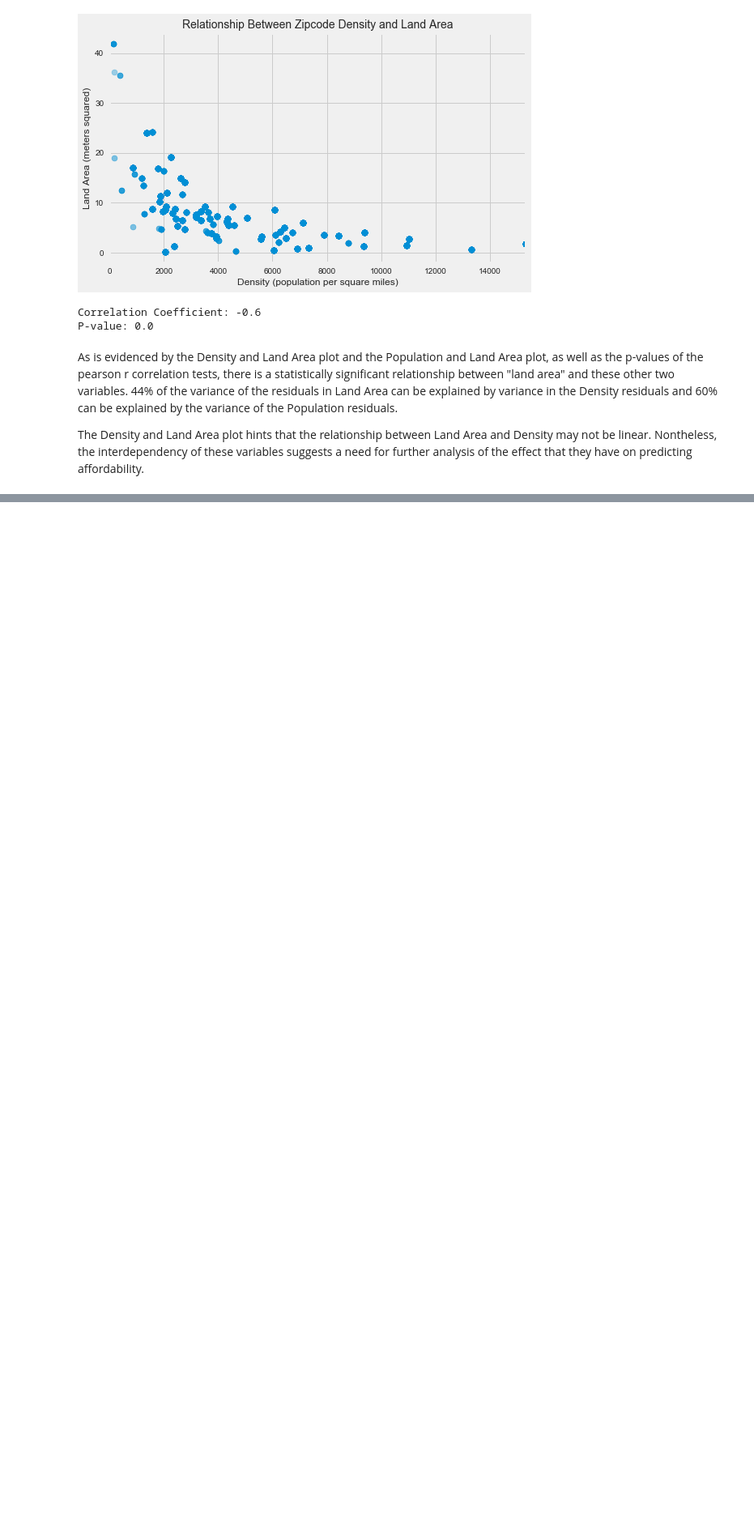
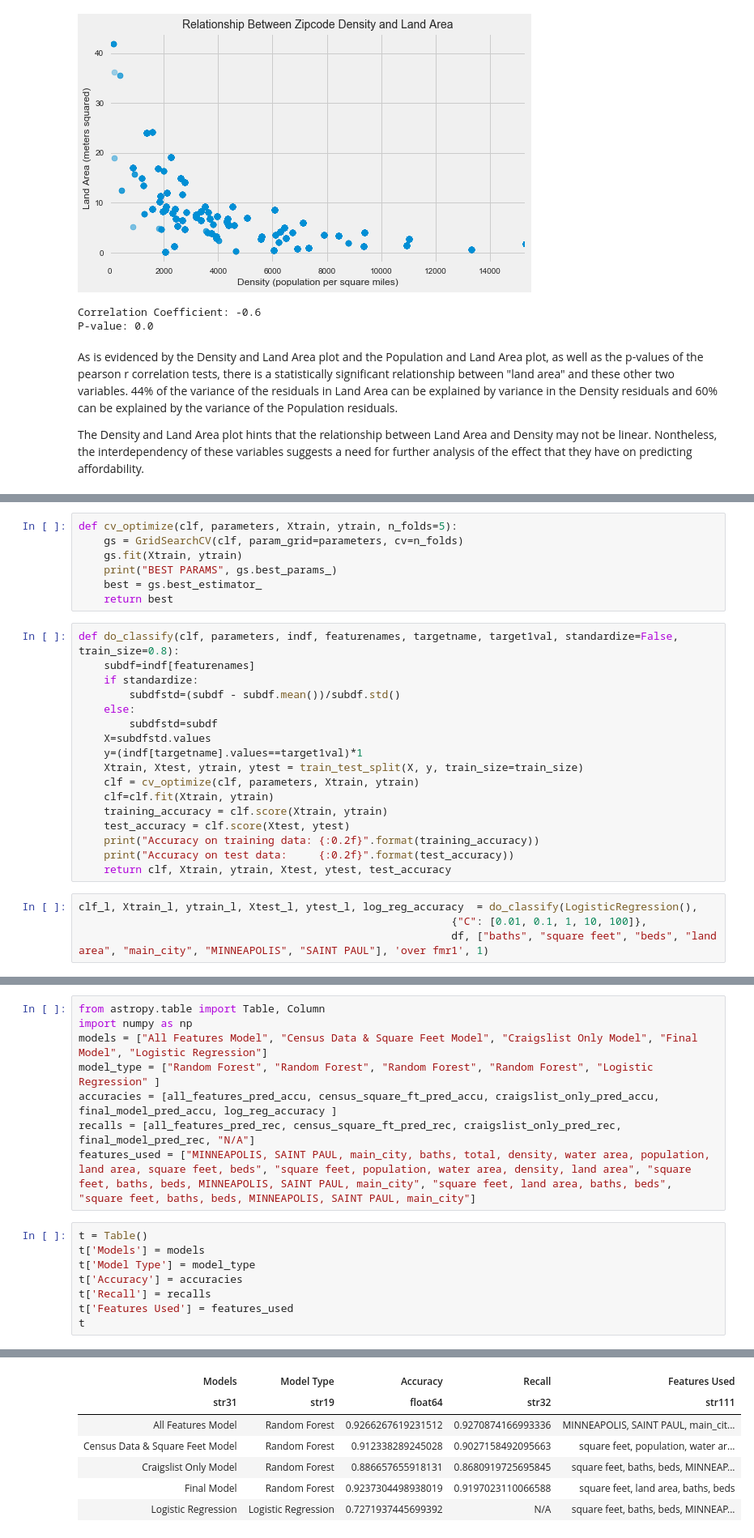
Before and after one commit to murra667/Cleaning-Web-Scraped-Craigslist-Housing-Rentals-Data, a Jupyter notebook: Capstone 1 Final Report.ipynb, the cells around one changed output, grey strips where cells are left out. Shown at 81% size. Drawn from its saved outputs; the diff is of its cells as text; blank space fills up the shorter version.

```diff
--- a/Capstone 1 Final Report.ipynb
+++ b/Capstone 1 Final Report.ipynb
@@ -999,0 +1053,28 @@ The Density and Land Area plot hints that the relationship between Land Area and
+# %%
+def cv_optimize(clf, parameters, Xtrain, ytrain, n_folds=5):
+    gs = GridSearchCV(clf, param_grid=parameters, cv=n_folds)
+    gs.fit(Xtrain, ytrain)
+    print("BEST PARAMS", gs.best_params_)
+    best = gs.best_estimator_
+    return best
+# %%
+def do_classify(clf, parameters, indf, featurenames, targetname, target1val, standardize=False, train_size=0.8):
+    subdf=indf[featurenames]
+    if standardize:
+        subdfstd=(subdf - subdf.mean())/subdf.std()
+    else:
+        subdfstd=subdf
+    X=subdfstd.values
+    y=(indf[targetname].values==target1val)*1
+    Xtrain, Xtest, ytrain, ytest = train_test_split(X, y, train_size=train_size)
+    clf = cv_optimize(clf, parameters, Xtrain, ytrain)
+    clf=clf.fit(Xtrain, ytrain)
+    training_accuracy = clf.score(Xtrain, ytrain)
+    test_accuracy = clf.score(Xtest, ytest)
+    print("Accuracy on training data: {:0.2f}".format(training_accuracy))
+    print("Accuracy on test data:     {:0.2f}".format(test_accuracy))
+    return clf, Xtrain, ytrain, Xtest, ytest, test_accuracy
+# %%
+clf_l, Xtrain_l, ytrain_l, Xtest_l, ytest_l, log_reg_accuracy  = do_classify(LogisticRegression(),
+                                                           {"C": [0.01, 0.1, 1, 10, 100]},
+                                                           df, ["baths", "square feet", "beds", "land area", "main_city", "MINNEAPOLIS", "SAINT PAUL"], 'over fmr1', 1)
@@ -999,0 +1087,17 @@ The Density and Land Area plot hints that the relationship between Land Area and
+# %%
+from astropy.table import Table, Column
+import numpy as np
+models = ["All Features Model", "Census Data & Square Feet Model", "Craigslist Only Model", "Final Model", "Logistic Regression"]
+model_type = ["Random Forest", "Random Forest", "Random Forest", "Random Forest", "Logistic Regression" ]
+accuracies = [all_features_pred_accu, census_square_ft_pred_accu, craigslist_only_pred_accu, final_model_pred_accu, log_reg_accuracy ]
+recalls = [all_features_pred_rec, census_square_ft_pred_rec, craigslist_only_pred_rec, final_model_pred_rec, "N/A"]
+features_used = ["MINNEAPOLIS, SAINT PAUL, main_city, baths, total, density, water area, population, land area, square feet, beds", "square feet, population, water area, density, land area", "square feet, baths, beds, MINNEAPOLIS, SAINT PAUL, main_city", "square feet, land area, baths, beds",  "square feet, baths, beds, MINNEAPOLIS, SAINT PAUL, main_city"]
+# %%
+t = Table()
+t['Models'] = models
+t['Model Type'] = model_type
+t['Accuracy'] = accuracies
+t['Recall'] = recalls
+t['Features Used'] = features_used
+t
+# %% [output]
@@ -999,0 +1105,7 @@ The Density and Land Area plot hints that the relationship between Land Area and
+| Models | Model Type | Accuracy | Recall | Features Used |
+| str31 | str19 | float64 | str32 | str111 |
+| All Features Model | Random Forest | 0.9266267619231512 | 0.9270874166993336 | MINNEAPOLIS, SAINT PAUL, main_cit... |
+| Census Data & Square Feet Model | Random Forest | 0.912338289245028 | 0.9027158492095663 | square feet, population, water ar... |
+| Craigslist Only Model | Random Forest | 0.886657655918131 | 0.8680919725695845 | square feet, baths, beds, MINNEAP... |
+| Final Model | Random Forest | 0.9237304498938019 | 0.9197023110066588 | square feet, land area, baths, beds |
+| Logistic Regression | Logistic Regression | 0.7271937445699392 | N/A | square feet, baths, beds, MINNEAP... |
```
Also changed, not shown: parts of 25 cells of this notebook.
